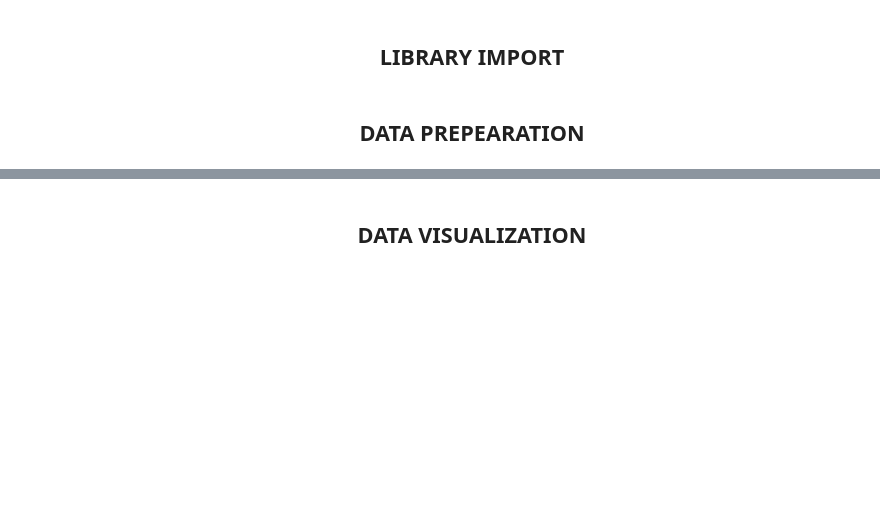
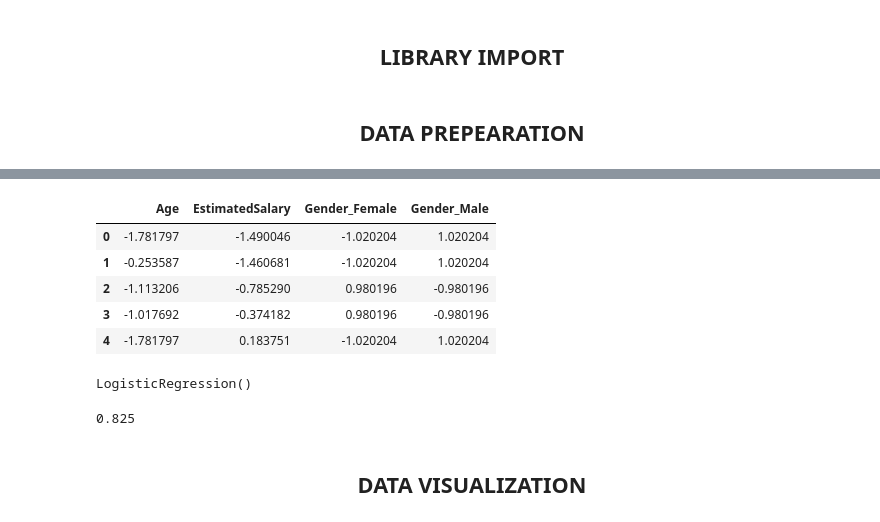
Before and after one commit to agungreynaldiii/machineLearning, a Jupyter notebook: tugas/week-2/Logistic Regression.ipynb, the cells around one changed output, grey strips where cells are left out. Cells and saved outputs as stored; diff of their text form; code cells hidden in the pictures; blank space fills up the shorter version.

```diff
--- a/tugas/week-2/Logistic Regression.ipynb
+++ b/tugas/week-2/Logistic Regression.ipynb
@@ -51,3 +70,30 @@ weighted avg       0.89      0.89      0.88        80
+# %%
+scaler = StandardScaler()
+scaler.fit(X)
+scaled_data = scaler.transform(X)
+scaled_data = pd.DataFrame(scaled_data, columns = X.columns)
+scaled_data.head()
+# %% [output]
+|  | Age | EstimatedSalary | Gender_Female | Gender_Male |
+| 0 | -1.781797 | -1.490046 | -1.020204 | 1.020204 |
+| 1 | -0.253587 | -1.460681 | -1.020204 | 1.020204 |
+| 2 | -1.113206 | -0.785290 | 0.980196 | -0.980196 |
+| 3 | -1.017692 | -0.374182 | 0.980196 | -0.980196 |
+| 4 | -1.781797 | 0.183751 | -1.020204 | 1.020204 |
+# %%
+#bagi data menjadi train dan test set
+X_train, X_test, y_train, y_test = train_test_split(scaled_data, y, test_size=0.2, random_state=1)
+
+#latih dengan fungsi fit()
+model = linear_model.LogisticRegression()
+model.fit(X_train, y_train)
+# %% [output]
+LogisticRegression()
+# %%
+#uji akurasi model
+model.score(X_test, y_test)
+# %% [output]
+0.825
 # %% [markdown]
 ## <center> DATA VISUALIZATION </center>
 # %%
```
Also changed, not shown: parts of 10 cells of this notebook, 1 other file.
